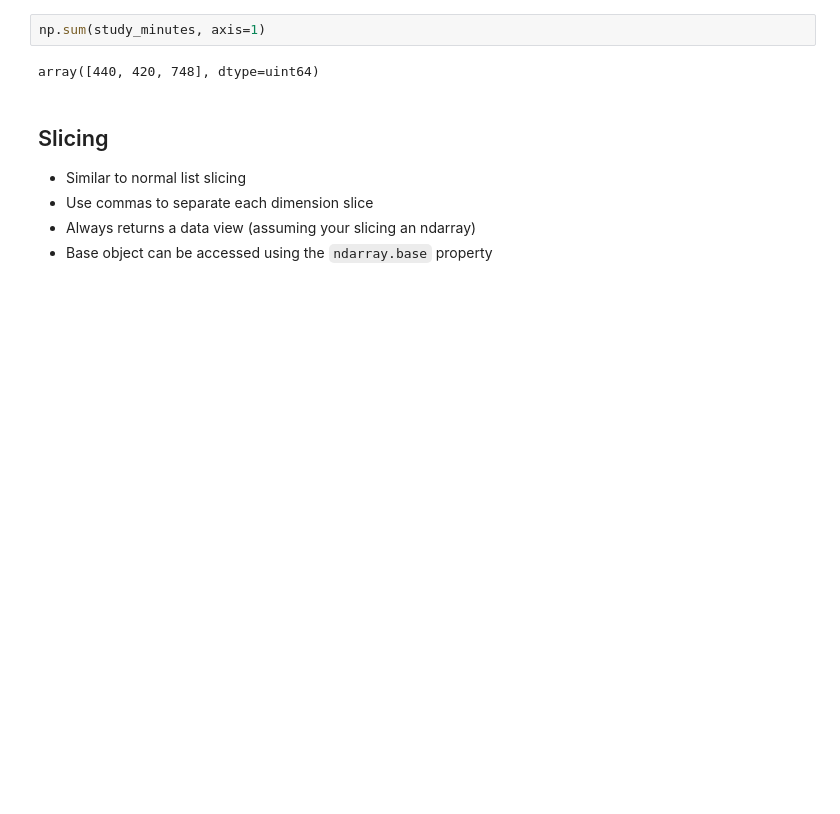
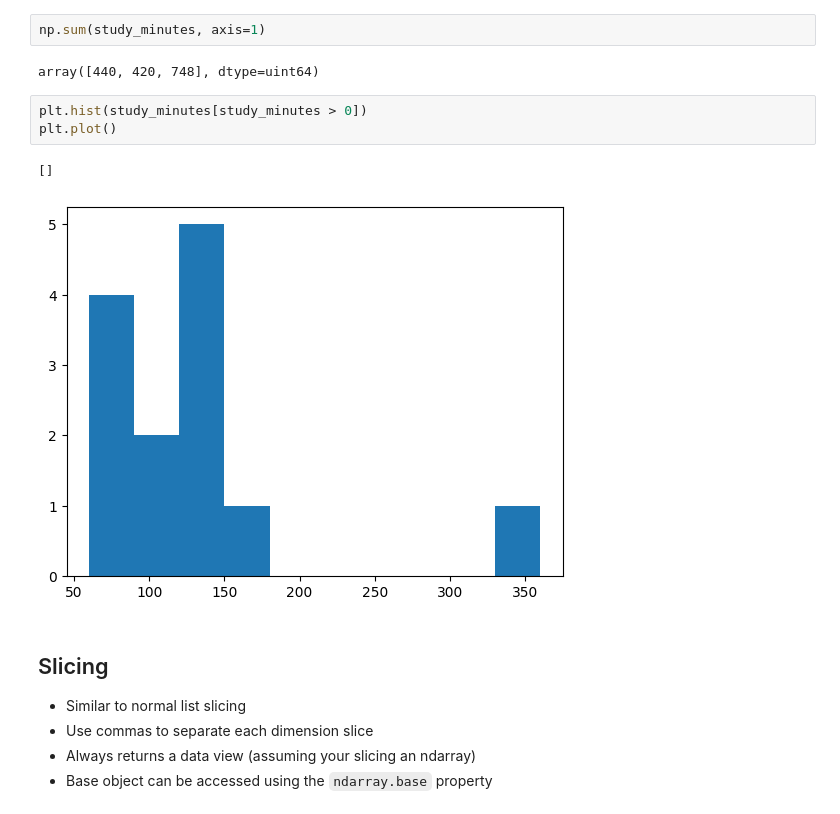
Before and after one commit to nblong00/numpy-testing, a Jupyter notebook: Jupyter/NumPy_notes.ipynb, the cells around one changed output. Drawn from its saved outputs; the diff is of its cells as text; blank space fills up the shorter version.

Commit message:
Added matplotlib chart experiments to notes

```diff
--- a/Jupyter/NumPy_notes.ipynb
+++ b/Jupyter/NumPy_notes.ipynb
@@ -329,6 +238,12 @@ np.uint64(440)
 np.sum(study_minutes, axis=1)
 # %% [output]
 array([440, 420, 748], dtype=uint64)
+# %%
+plt.hist(study_minutes[study_minutes > 0])
+plt.plot()
+# %% [output]
+[]
+[figure, added]
 # %% [markdown]
 ## Slicing
 * Similar to normal list slicing
```
Also changed, not shown: parts of 46 cells of this notebook.
